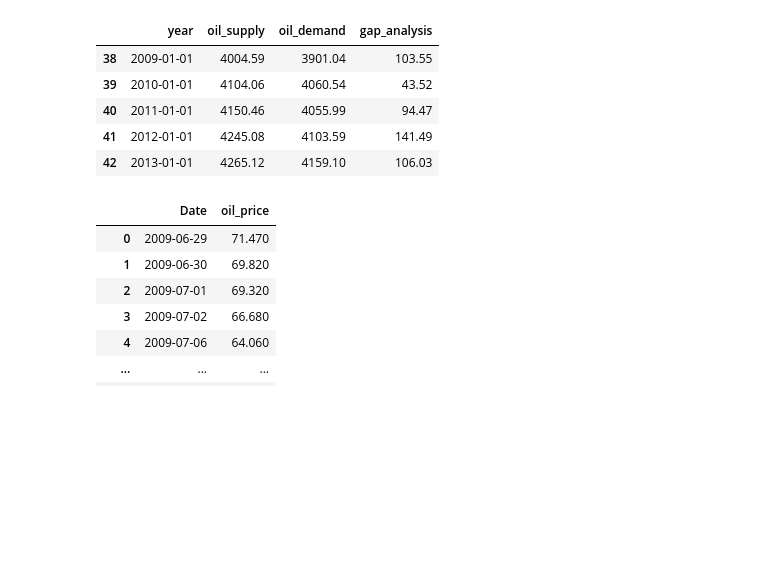
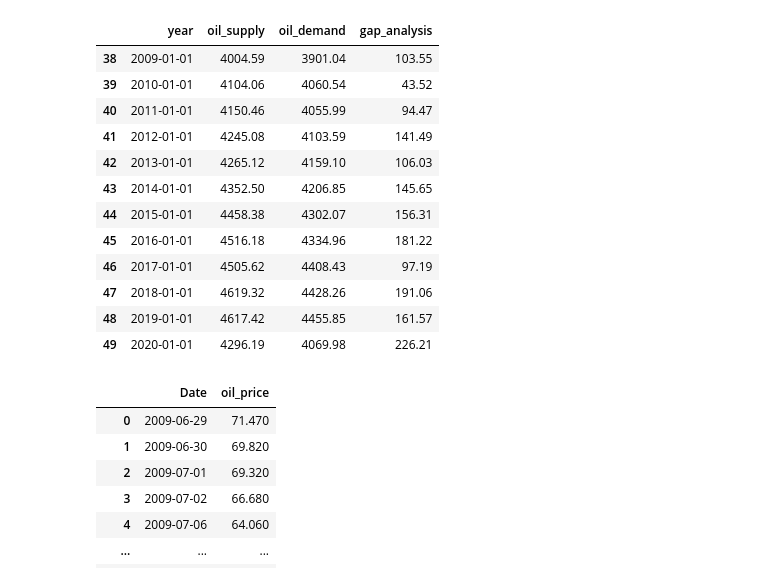
Before and after one commit to jlloydgsu10/Team-Project-3, a Jupyter notebook: code/oil_sup_demand.ipynb, the cells around one changed output. Saved outputs shown, nothing was run; the diff lists cells and outputs as text; code cells hidden in the pictures; blank space fills up the shorter version.

```diff
--- a/code/oil_sup_demand.ipynb
+++ b/code/oil_sup_demand.ipynb
@@ -8,21 +21,29 @@ import matplotlib.dates as mdates
 # %%
 sdem_file = "static/data/oil_sup_dem_gap.csv"
 sdem_df = pd.read_csv(sdem_file)
 sdem_df['year'] = pd.to_datetime(sdem_df['year'], format ='%Y')
 use_sdem_df = sdem_df.loc[sdem_df["year"]>"2008-01-01", ["year", "oil_supply", "oil_demand", "gap_analysis"]]
 
 use_sdem_df.sort_values(by='year')
 # oil_price_df1= oil_price_df.rename(columns={"date":"Date", "value": "oil_price"})
 # count = oil_price_df['date'].value_counts()
 # count
-use_sdem_df.head()
+use_sdem_df.to_csv("static/data/oil_supdem_js.csv", index=True)
+use_sdem_df
 # %% [output]
 |  | year | oil_supply | oil_demand | gap_analysis |
 | 38 | 2009-01-01 | 4004.59 | 3901.04 | 103.55 |
 | 39 | 2010-01-01 | 4104.06 | 4060.54 | 43.52 |
 | 40 | 2011-01-01 | 4150.46 | 4055.99 | 94.47 |
 | 41 | 2012-01-01 | 4245.08 | 4103.59 | 141.49 |
 | 42 | 2013-01-01 | 4265.12 | 4159.10 | 106.03 |
+| 43 | 2014-01-01 | 4352.50 | 4206.85 | 145.65 |
+| 44 | 2015-01-01 | 4458.38 | 4302.07 | 156.31 |
+| 45 | 2016-01-01 | 4516.18 | 4334.96 | 181.22 |
+| 46 | 2017-01-01 | 4505.62 | 4408.43 | 97.19 |
+| 47 | 2018-01-01 | 4619.32 | 4428.26 | 191.06 |
+| 48 | 2019-01-01 | 4617.42 | 4455.85 | 161.57 |
+| 49 | 2020-01-01 | 4296.19 | 4069.98 | 226.21 |
 # %%
 oil_file = "static/data/oil_price.csv"
 oil_price_df = pd.read_csv(oil_file)
```
Also changed, not shown: parts of 2 cells of this notebook, 25 other files.
